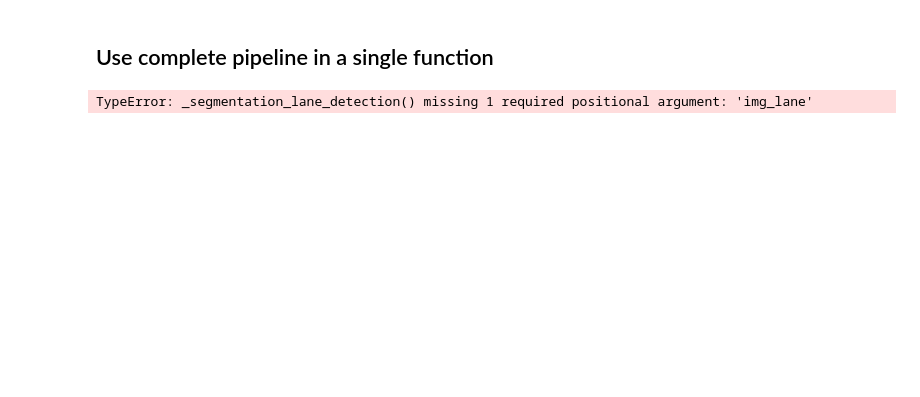
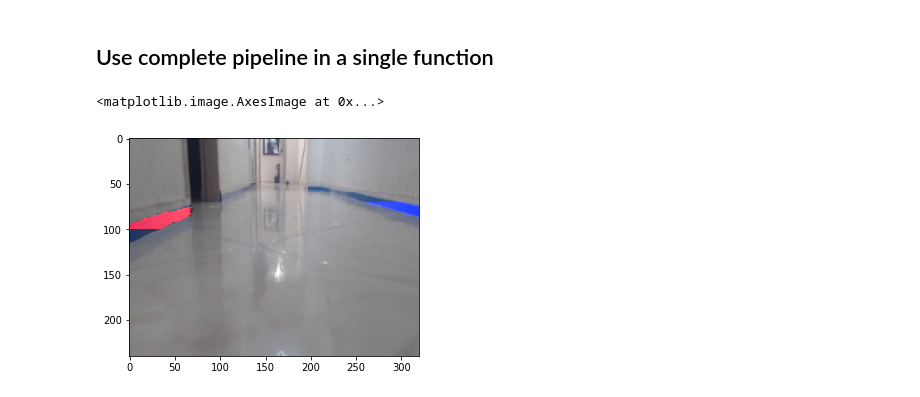
Before and after one commit to aldajo92/UNAL_ComputerVision2021, a Jupyter notebook: TestComputerVisionPipeline.ipynb, the cells around one changed output. Drawn from its saved outputs; the diff is of its cells as text; code cells hidden in the pictures; blank space fills up the shorter version.

```diff
--- a/TestComputerVisionPipeline.ipynb
+++ b/TestComputerVisionPipeline.ipynb
@@ -81,6 +75,7 @@ plt.imshow(cv2.cvtColor(out_img, cv2.COLOR_BGR2RGB))
 ## Use complete pipeline in a single function
 # %%
 result = lane_processing.process_image(img_lane)
-# plt.imshow(cv2.cvtColor(result, cv2.COLOR_BGR2RGB))
+plt.imshow(cv2.cvtColor(result, cv2.COLOR_BGR2RGB))
 # %% [output]
-TypeError: _segmentation_lane_detection() missing 1 required positional argument: 'img_lane'
+<matplotlib.image.AxesImage at 0x...>
+[figure, added]
```
Also changed, not shown: parts of 7 cells of this notebook, 1 other file.
